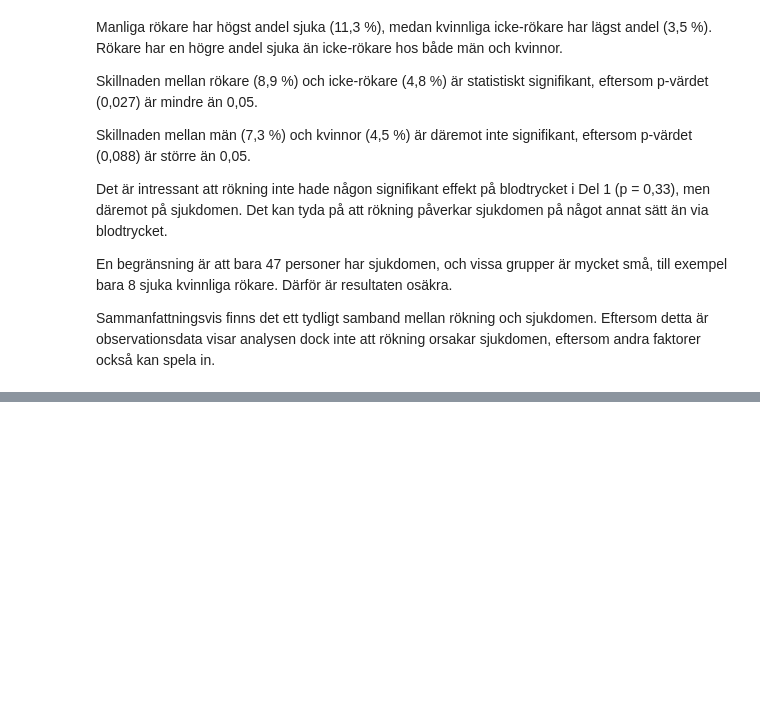
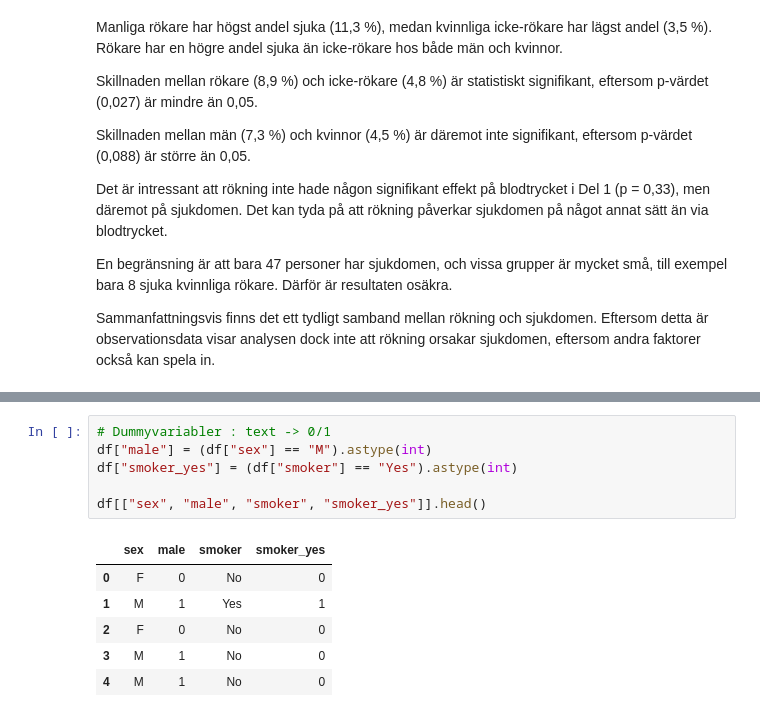
Before and after one commit to roshima-fernando/halsostudie---examuppgift, a Jupyter notebook: health_study.ipynb, the cells around one changed output, grey strips where cells are left out. Cells and saved outputs as stored; diff of their text form; blank space fills up the shorter version.

```diff
--- a/health_study.ipynb
+++ b/health_study.ipynb
@@ -547,0 +553,13 @@ Sammanfattningsvis finns det ett tydligt samband mellan rökning och sjukdomen.
+# %%
+# Dummyvariabler : text -> 0/1
+df["male"] = (df["sex"] == "M").astype(int)
+df["smoker_yes"] = (df["smoker"] == "Yes").astype(int)
+
+df[["sex", "male", "smoker", "smoker_yes"]].head()
+# %% [output]
+|  | sex | male | smoker | smoker_yes |
+| 0 | F | 0 | No | 0 |
+| 1 | M | 1 | Yes | 1 |
+| 2 | F | 0 | No | 0 |
+| 3 | M | 1 | No | 0 |
+| 4 | M | 1 | No | 0 |
```
Also changed, not shown: parts of 6 cells of this notebook, 1 other file.
